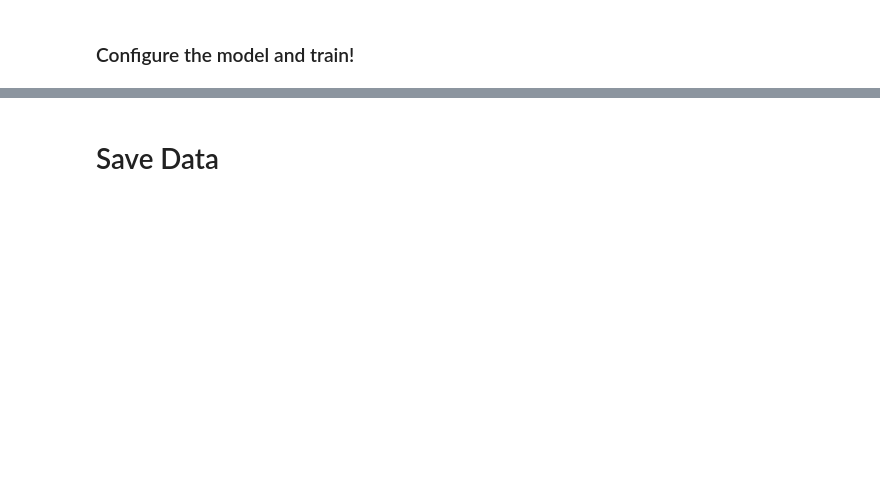
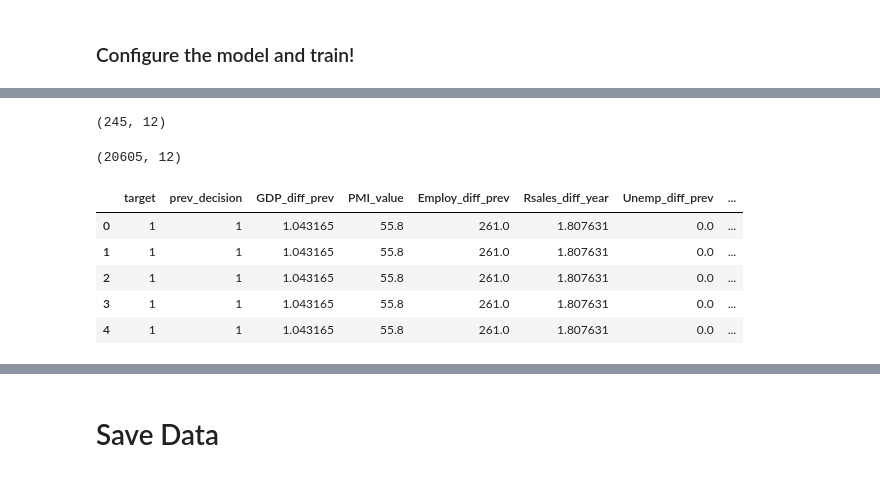
Before and after one commit to yukit-k/centralbank_analysis, a Jupyter notebook: src/6_FOMC_Analysis_ML_Text.ipynb, the cells around one changed output, grey strips where cells are left out. Saved outputs shown, nothing was run; the diff lists cells and outputs as text; code cells hidden in the pictures; blank space fills up the shorter version.

```diff
--- a/src/6_FOMC_Analysis_ML_Text.ipynb
+++ b/src/6_FOMC_Analysis_ML_Text.ipynb
@@ -2092,0 +1967,4 @@ train_model(model)
+# %%
+split_train_df.shape
+# %% [output]
+(245, 12)
@@ -2092,0 +2011,5 @@ train_model(model)
+# %%
+split_train_df = get_split_df(split_train_df)
+split_train_df.shape
+# %% [output]
+(20605, 12)
@@ -2092,0 +2038,9 @@ train_model(model)
+# %%
+split_train_df.head()
+# %% [output]
+|  | target | prev_decision | GDP_diff_prev | PMI_value | Employ_diff_prev | Rsales_diff_year | Unemp_diff_prev | ... |
+| 0 | 1 | 1 | 1.043165 | 55.8 | 261.0 | 1.807631 | 0.0 | ... |
+| 1 | 1 | 1 | 1.043165 | 55.8 | 261.0 | 1.807631 | 0.0 | ... |
+| 2 | 1 | 1 | 1.043165 | 55.8 | 261.0 | 1.807631 | 0.0 | ... |
+| 3 | 1 | 1 | 1.043165 | 55.8 | 261.0 | 1.807631 | 0.0 | ... |
+| 4 | 1 | 1 | 1.043165 | 55.8 | 261.0 | 1.807631 | 0.0 | ... |
```
Also changed, not shown: parts of 19 cells of this notebook.
